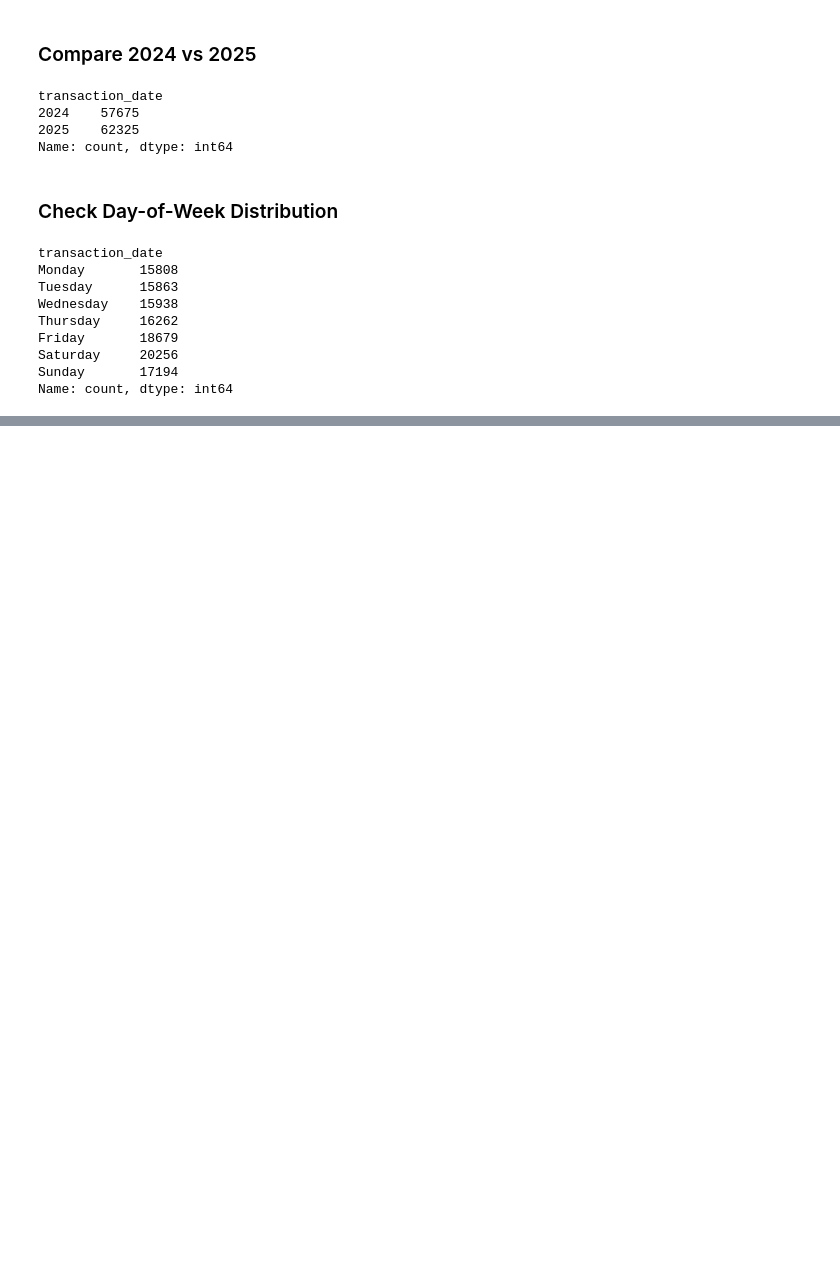
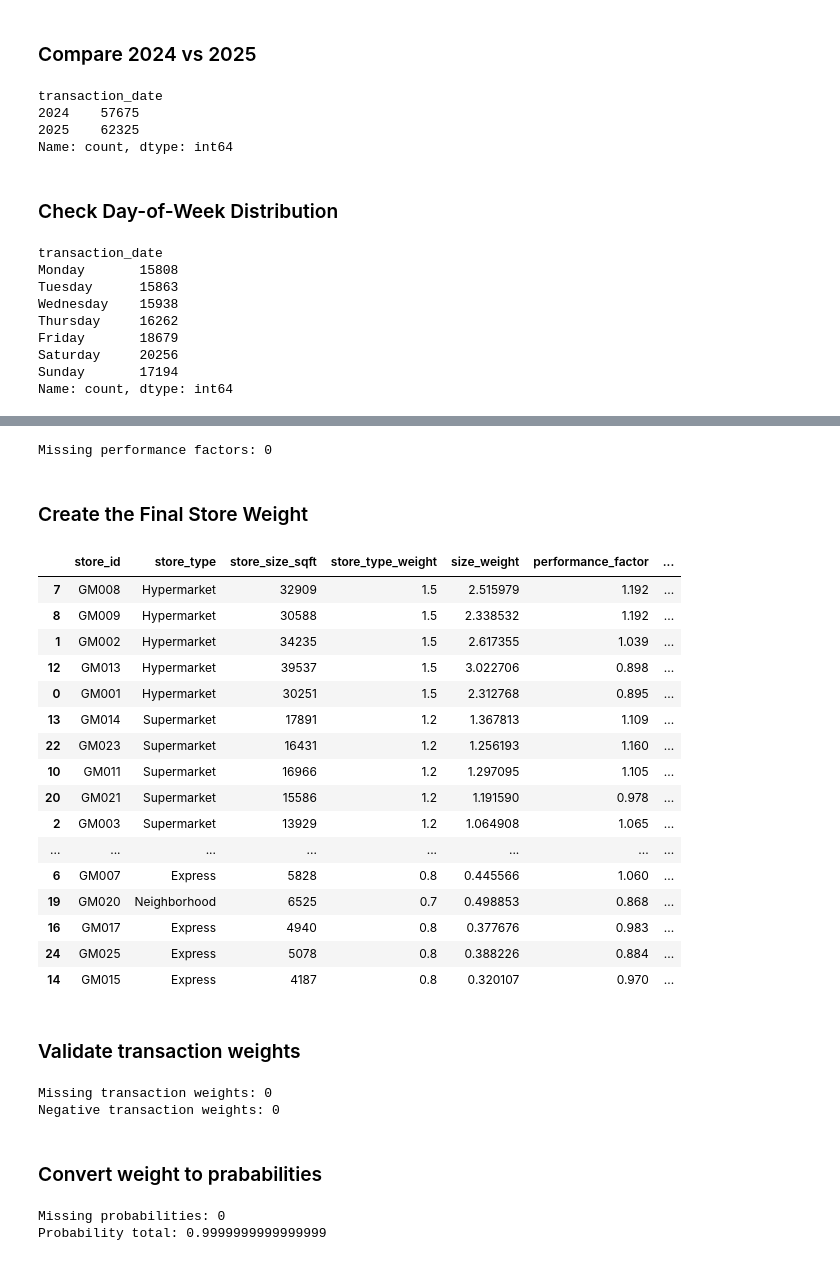
Before and after one commit to Abu-Hozaifa-Retail-Analyst/Retail-Sales-And-Store-Performance-Analytics, a Jupyter notebook: python/05_generate_sales_transactions.ipynb, the cells around one changed output, grey strips where cells are left out. Drawn from its saved outputs; the diff is of its cells as text; code cells hidden in the pictures; blank space fills up the shorter version.

```diff
--- a/python/05_generate_sales_transactions.ipynb
+++ b/python/05_generate_sales_transactions.ipynb
@@ -346,0 +505,5 @@ Name: count, dtype: int64
+# %%
+df_store["store_type_weight"] = (
+    df_store["store_type"]
+    .map(store_type_weights)
+)
@@ -346,0 +613,9 @@ Name: count, dtype: int64
+# %%
+print(
+    "Missing performance factors:",
+    df_store["performance_factor"].isna().sum()
+)
+# %% [output]
+Missing performance factors: 0
+# %% [markdown]
+### Create the Final Store Weight
@@ -346,0 +628,50 @@ Name: count, dtype: int64
+# %%
+df_store[
+    [
+        "store_id",
+        "store_type",
+        "store_size_sqft",
+        "store_type_weight",
+        "size_weight",
+        "performance_factor",
+        "transaction_weight"
+    ]
+].sort_values(
+    "transaction_weight",
+    ascending=False
+)
+# %% [output]
+|  | store_id | store_type | store_size_sqft | store_type_weight | size_weight | performance_factor | ... |
+| 7 | GM008 | Hypermarket | 32909 | 1.5 | 2.515979 | 1.192 | ... |
+| 8 | GM009 | Hypermarket | 30588 | 1.5 | 2.338532 | 1.192 | ... |
+| 1 | GM002 | Hypermarket | 34235 | 1.5 | 2.617355 | 1.039 | ... |
+| 12 | GM013 | Hypermarket | 39537 | 1.5 | 3.022706 | 0.898 | ... |
+| 0 | GM001 | Hypermarket | 30251 | 1.5 | 2.312768 | 0.895 | ... |
+| 13 | GM014 | Supermarket | 17891 | 1.2 | 1.367813 | 1.109 | ... |
+| 22 | GM023 | Supermarket | 16431 | 1.2 | 1.256193 | 1.160 | ... |
+| 10 | GM011 | Supermarket | 16966 | 1.2 | 1.297095 | 1.105 | ... |
+| 20 | GM021 | Supermarket | 15586 | 1.2 | 1.191590 | 0.978 | ... |
+| 2 | GM003 | Supermarket | 13929 | 1.2 | 1.064908 | 1.065 | ... |
+| ... | ... | ... | ... | ... | ... | ... | ... |
+| 6 | GM007 | Express | 5828 | 0.8 | 0.445566 | 1.060 | ... |
+| 19 | GM020 | Neighborhood | 6525 | 0.7 | 0.498853 | 0.868 | ... |
+| 16 | GM017 | Express | 4940 | 0.8 | 0.377676 | 0.983 | ... |
+| 24 | GM025 | Express | 5078 | 0.8 | 0.388226 | 0.884 | ... |
+| 14 | GM015 | Express | 4187 | 0.8 | 0.320107 | 0.970 | ... |
+# %% [markdown]
+### Validate transaction weights
+# %%
+print(
+    "Missing transaction weights:",
+    df_store["transaction_weight"].isna().sum()
+)
+
+print(
+    "Negative transaction weights:",
+    (df_store["transaction_weight"] < 0).sum()
+)
+# %% [output]
+Missing transaction weights: 0
+Negative transaction weights: 0
+# %% [markdown]
+### Convert weight to prababilities
@@ -346,0 +683,13 @@ Name: count, dtype: int64
+# %%
+print(
+    "Missing probabilities:",
+    df_store["store_probability"].isna().sum()
+)
+
+print(
+    "Probability total:",
+    df_store["store_probability"].sum()
+)
+# %% [output]
+Missing probabilities: 0
+Probability total: 0.9999999999999999
```
Also changed, not shown: parts of 52 cells of this notebook.
